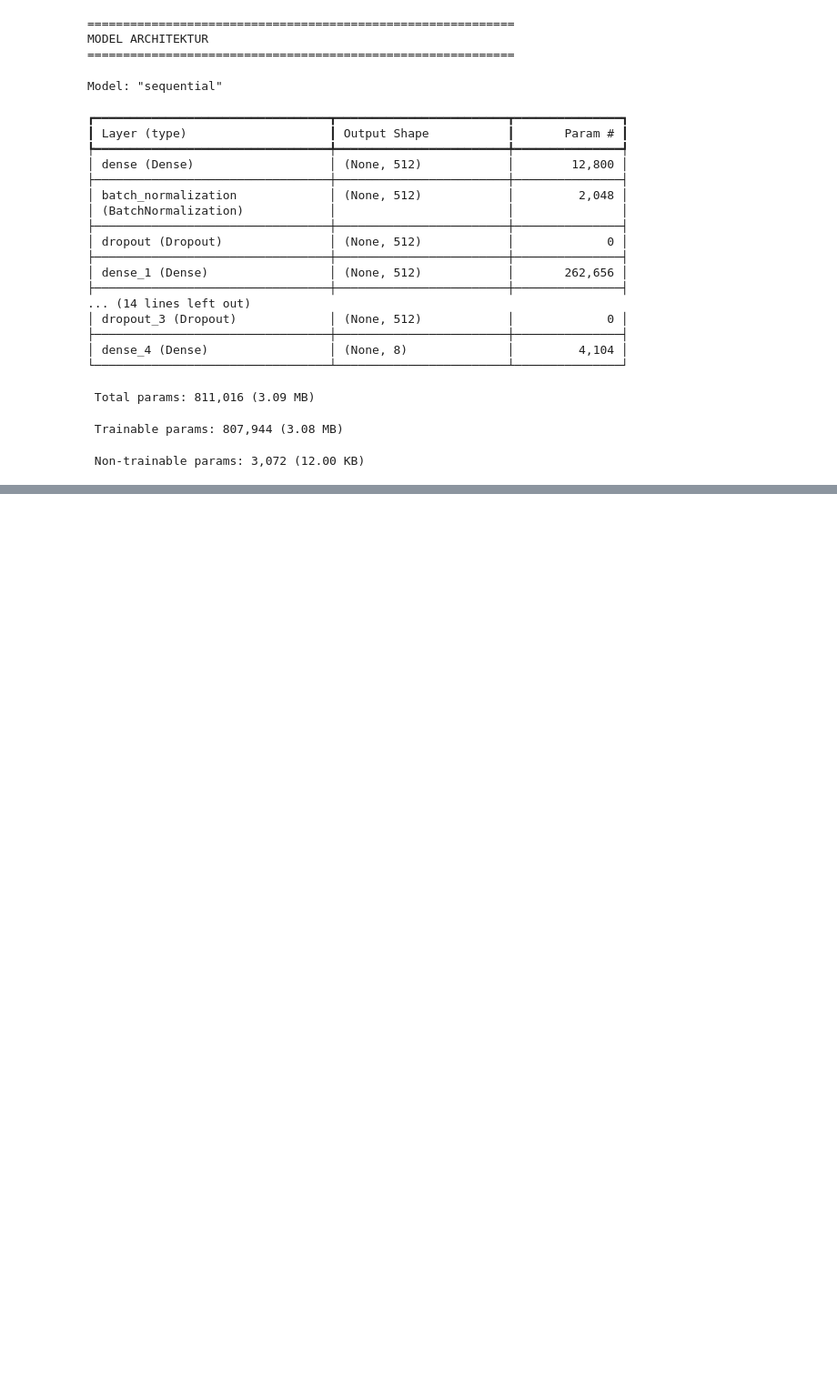
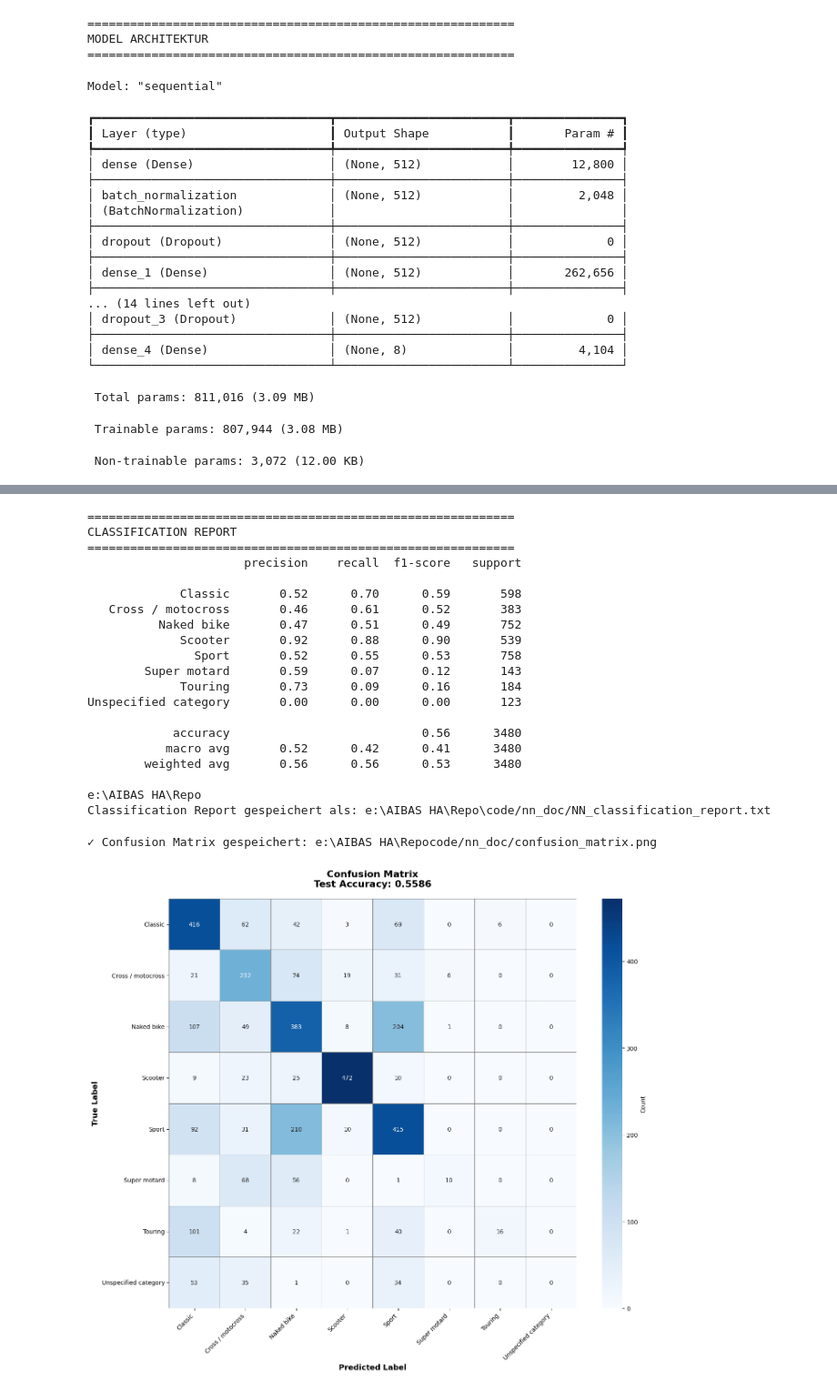
Before and after one commit to DavidBroson/MotorcycleClassification, a Jupyter notebook: code/model.ipynb, the cells around one changed output, grey strips where cells are left out. Shown at 91% size. Cells and saved outputs as stored; diff of their text form; code cells hidden in the pictures; blank space fills up the shorter version.

```diff
--- a/code/model.ipynb
+++ b/code/model.ipynb
@@ -260,0 +279,61 @@ Epoch 1/3000
+# %%
+from sklearn.metrics import classification_report, confusion_matrix
+from sklearn.metrics import classification_report, confusion_matrix
+
+print("\n" + "="*60)
+print("CLASSIFICATION REPORT")
+print("="*60)
+cr=classification_report(y_test_text, y_pred_text)
+print(cr)
+current = current = os.getcwd()
+parent = parent_dir = os.path.dirname(current)
+print(parent)
+report_path=os.path.join(parent, "code/nn_doc/NN_classification_report.txt")
+with open(report_path, 'w') as f:
+    f.write("CLASSIFICATION REPORT\n")
+    f.write("="*60 + "\n\n")
+    f.write("\n")
+    f.write(cr)
+    f.write(f"\n\nTest Accuracy: {test_accuracy:.3f}\n")
+print(f"Classification Report gespeichert als: {report_path}")
+cm = confusion_matrix(y_test_text, y_pred_text)
+plt.figure(figsize=(14, 12))
+sns.heatmap(cm, annot=True, fmt='d', cmap='Blues',
+            xticklabels=label_encoder.classes_,
+            yticklabels=label_encoder.classes_,
+            cbar_kws={'label': 'Count'},
+            linewidths=0.5,
+            linecolor='gray')
+plt.title(f'Confusion Matrix\nTest Accuracy: {test_accuracy:.4f}', fontsize=16, fontweight='bold', pad=20)
+plt.xlabel('Predicted Label', fontsize=13, fontweight='bold')
+plt.ylabel('True Label', fontsize=13, fontweight='bold')
+plt.xticks(rotation=45, ha='right')
+plt.yticks(rotation=0)
+plt.tight_layout()
+plot2_path = os.path.join(parent+'code/nn_doc/confusion_matrix.png')
+plt.savefig(parent+'/code/nn_doc/confusion_matrix.png', dpi=300, bbox_inches='tight')
+print(f"✓ Confusion Matrix gespeichert: {plot2_path}")
+plt.show()
+# %% [output]
+============================================================
+CLASSIFICATION REPORT
+============================================================
+                      precision    recall  f1-score   support
+
+             Classic       0.52      0.70      0.59       598
+   Cross / motocross       0.46      0.61      0.52       383
+          Naked bike       0.47      0.51      0.49       752
+             Scooter       0.92      0.88      0.90       539
+               Sport       0.52      0.55      0.53       758
+        Super motard       0.59      0.07      0.12       143
+             Touring       0.73      0.09      0.16       184
+Unspecified category       0.00      0.00      0.00       123
+
+            accuracy                           0.56      3480
+           macro avg       0.52      0.42      0.41      3480
+        weighted avg       0.56      0.56      0.53      3480
+
+e:\AIBAS HA\Repo
+Classification Report gespeichert als: e:\AIBAS HA\Repo\code/nn_doc/NN_classification_report.txt
+✓ Confusion Matrix gespeichert: e:\AIBAS HA\Repocode/nn_doc/confusion_matrix.png
+[figure, added]
```
Also changed, not shown: parts of 2 cells of this notebook, 6 other files.
